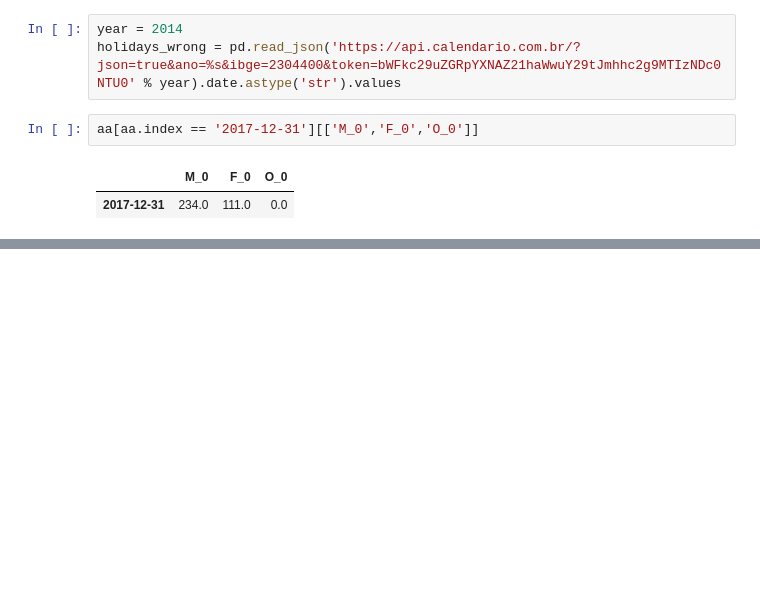
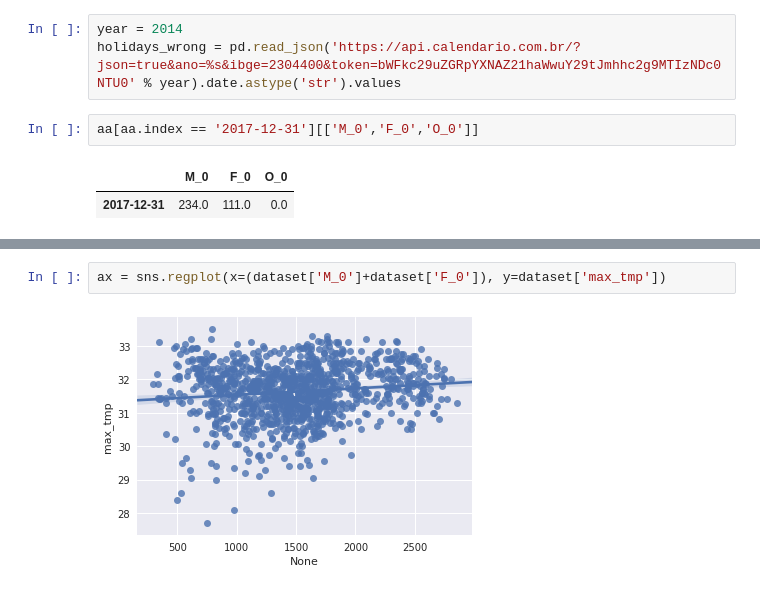
Before and after one commit to omadson/PhD, a Jupyter notebook: notebooks/clean_pr_dataset.ipynb, the cells around one changed output, grey strips where cells are left out. Saved outputs shown, nothing was run; the diff lists cells and outputs as text; blank space fills up the shorter version.

```diff
--- a/notebooks/clean_pr_dataset.ipynb
+++ b/notebooks/clean_pr_dataset.ipynb
@@ -127,0 +159,4 @@ pd.read_json('https://api.calendario.com.br/?json=true&ano=%s&ibge=2304400&token
+# %%
+ax = sns.regplot(x=(dataset['M_0']+dataset['F_0']), y=dataset['max_tmp'])
+# %% [output]
+[figure, added]
```
Also changed, not shown: parts of 9 cells of this notebook, 1 other file.
